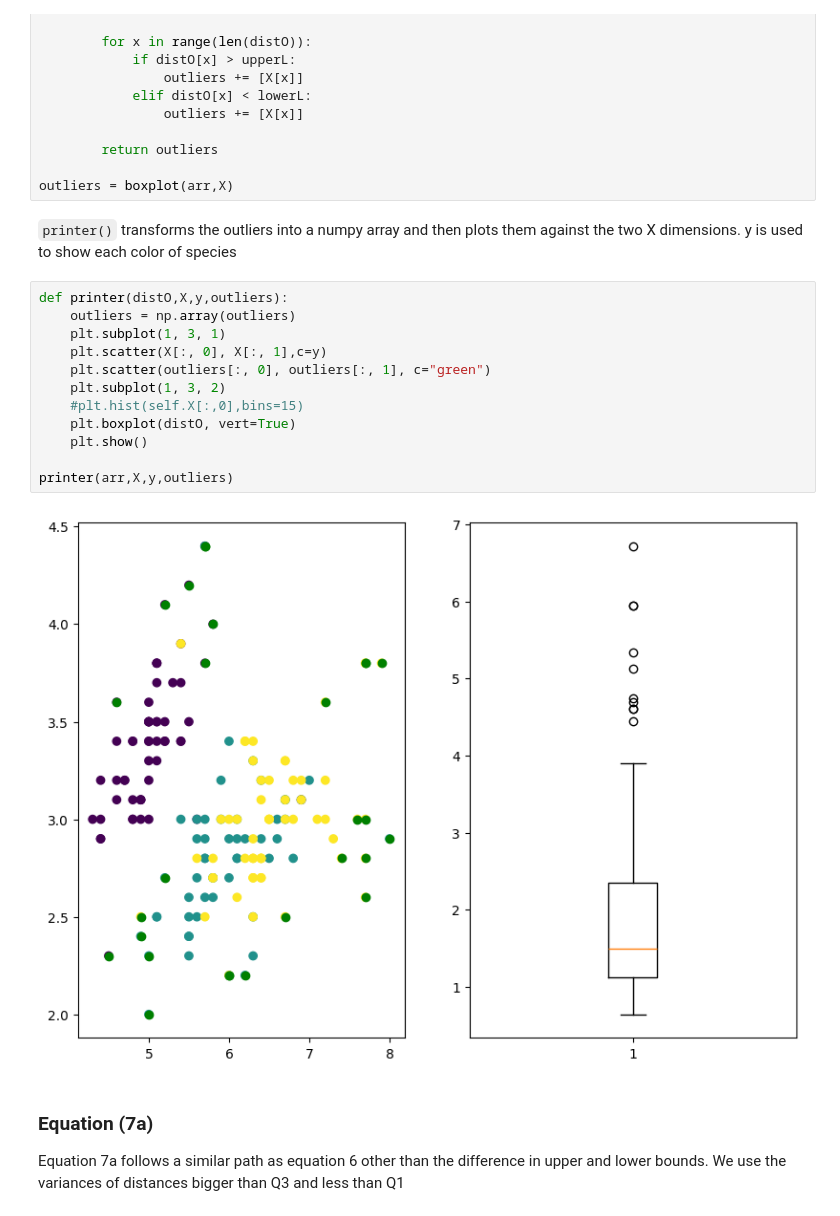
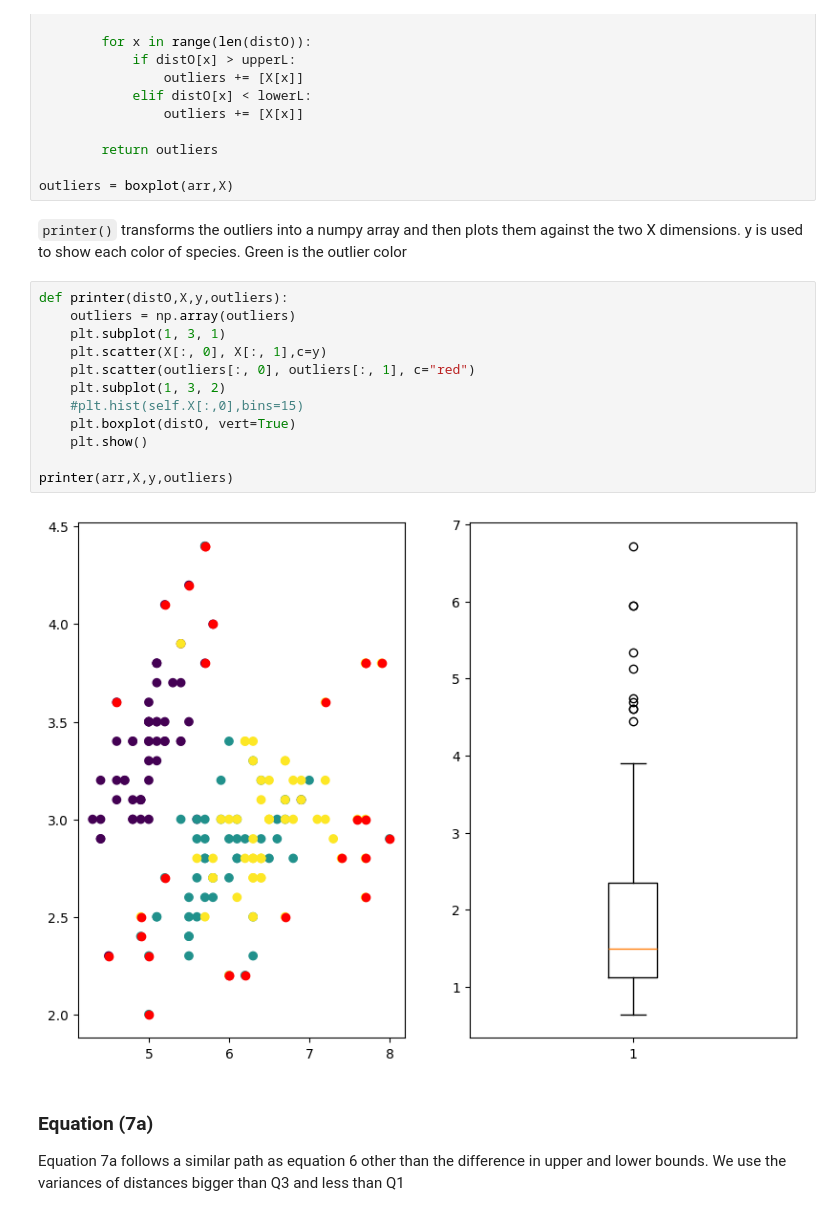
Before and after one commit to hodge-py/Outlier-Detection, a Jupyter notebook: Outlier Detection.ipynb, the cells around one changed output. Drawn from its saved outputs; the diff is of its cells as text.

````diff
--- a/Outlier Detection.ipynb
+++ b/Outlier Detection.ipynb
@@ -69,21 +71,21 @@ def boxplot(distO,X):
 outliers = boxplot(arr,X)
 # %% [markdown]
 ```printer()```
-transforms the outliers into a numpy array and then plots them against the two X dimensions. y is used to show each color of species
+transforms the outliers into a numpy array and then plots them against the two X dimensions. y is used to show each color of species. Green is the outlier color
 # %%
 def printer(distO,X,y,outliers):
     outliers = np.array(outliers)
     plt.subplot(1, 3, 1)
     plt.scatter(X[:, 0], X[:, 1],c=y)
-    plt.scatter(outliers[:, 0], outliers[:, 1], c="green")
+    plt.scatter(outliers[:, 0], outliers[:, 1], c="red")
     plt.subplot(1, 3, 2)
     #plt.hist(self.X[:,0],bins=15)
     plt.boxplot(distO, vert=True)
     plt.show()
 
 printer(arr,X,y,outliers)
 # %% [output]
-[figure, old version]
+[figure, new version]
 # %% [markdown]
 ### Equation (7a)
 Equation 7a follows a similar path as equation 6 other than the difference in upper and lower bounds. We use the variances of distances bigger than Q3 and less than Q1
````
Also changed, not shown: parts of 9 cells of this notebook.
